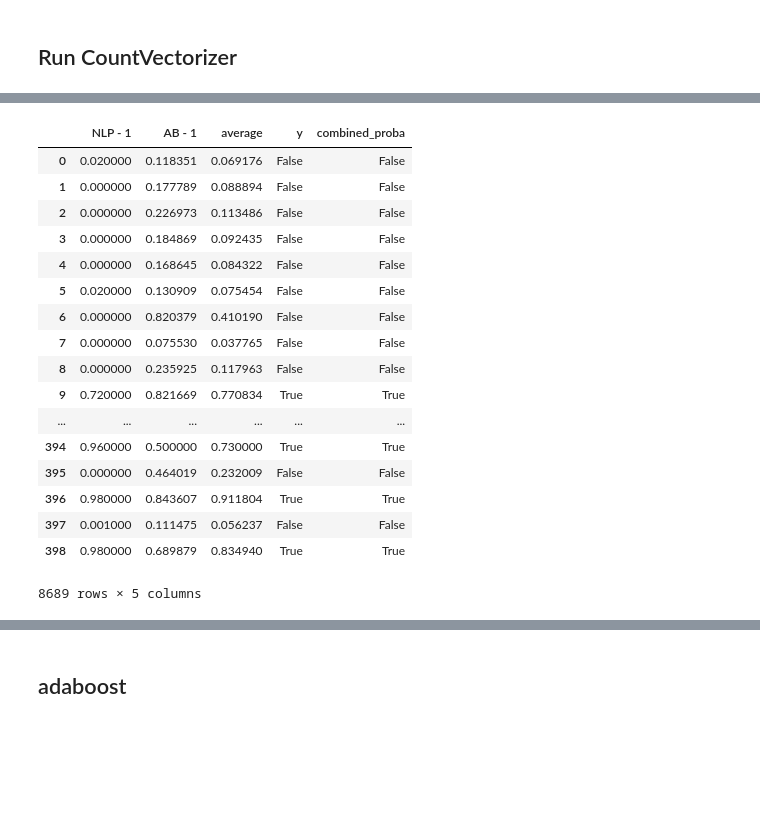
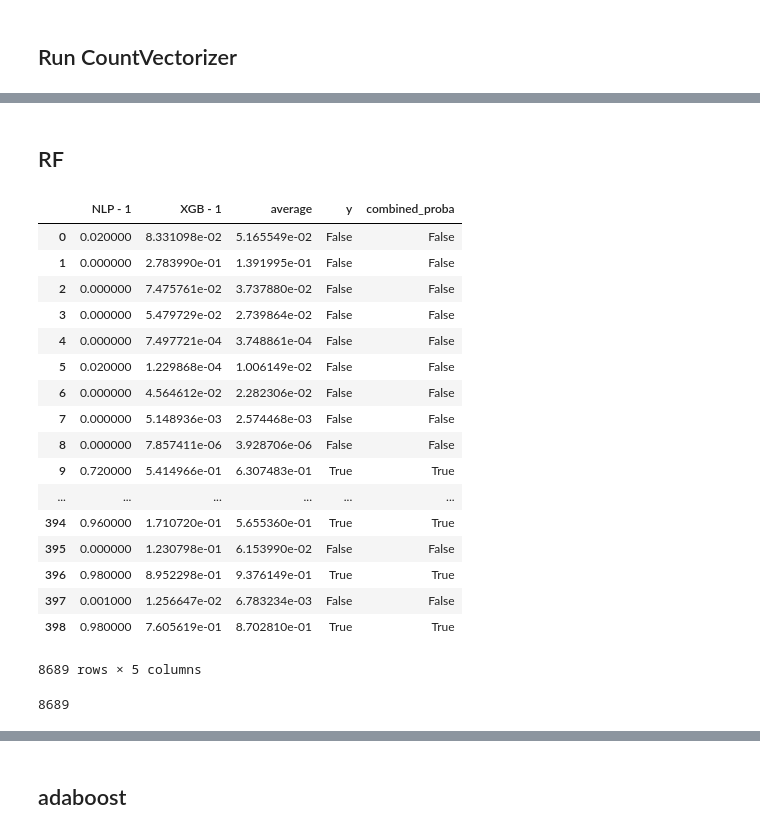
Before and after one commit to julia-git/capstone_airbnb, a Jupyter notebook: Ensemble Model Test.ipynb, the cells around one changed output, grey strips where cells are left out. Saved outputs shown, nothing was run; the diff lists cells and outputs as text; code cells hidden in the pictures; blank space fills up the shorter version.

```diff
--- a/Ensemble Model Test.ipynb
+++ b/Ensemble Model Test.ipynb
@@ -125,0 +211,3 @@ X_test_rf = transform_data(X_test_rf)
+# %%
+%%time
+my_model = XGBClassifier(n_jobs=-1, booster='gbtree', n_estimators=1000, learning_rate=1, objective='binary:logistic')
@@ -125,0 +217,3 @@ X_test_rf = transform_data(X_test_rf)
+# %%
+%%time
+my_model.fit(X_train_xgb, y_train_rf, verbose=False)
@@ -125,0 +229,5 @@ X_test_rf = transform_data(X_test_rf)
+# %%
+xgb_pred_prob = my_model.predict_proba(X_test_xgb)
+# %%
+xgb_output = pd.DataFrame(xgb_pred_prob, columns=["XGB - 0", "XGB - 1"])
+xgb_output.drop("XGB - 0", axis=1, inplace=True)
@@ -137,3 +247,5 @@ adaboost_output.drop("AB - 0", axis=1, inplace=True)
+# %% [markdown]
+## RF
 # %%
 # rf = RandomForestClassifier(n_estimators = 100, n_jobs=-1, random_state=0, max_depth= 2, max_features= 'auto', class_weight = {0:.95, 1:.05})
 # rf.fit(X_train_rf, y_train_rf)
@@ -143,28 +255,32 @@ adaboost_output.drop("AB - 0", axis=1, inplace=True)
 # rf_output = pd.DataFrame(pred_prob_rf, columns=["RF - 0", "RF - 1"])
 # rf_output.drop("RF - 0", axis=1, inplace=True)
 # %%
-df_final = pd.concat([nlp_output, adaboost_output], axis=1) #concatenate models and the actual result so that we can do a random split for the decision tree test
-df_final['average'] = (df_final['NLP - 1'] + df_final["AB - 1"])/2
+df_final = pd.concat([nlp_output, xgb_output], axis=1) #concatenate models and the actual result so that we can do a random split for the decision tree test
+df_final['average'] = (df_final['NLP - 1'] + df_final["XGB - 1"])/2
 df_final_combo = pd.concat([df_final, y], axis =1)
 df_final_combo.loc[df_final_combo.average > 0.5,'combined_proba'] = True
 df_final_combo.loc[df_final_combo.average <= 0.5,'combined_proba'] = False
 df_final_combo
 # %% [output]
-|  | NLP - 1 | AB - 1 | average | y | combined_proba |
-| 0 | 0.020000 | 0.118351 | 0.069176 | False | False |
-| 1 | 0.000000 | 0.177789 | 0.088894 | False | False |
-| 2 | 0.000000 | 0.226973 | 0.113486 | False | False |
-| 3 | 0.000000 | 0.184869 | 0.092435 | False | False |
-| 4 | 0.000000 | 0.168645 | 0.084322 | False | False |
-| 5 | 0.020000 | 0.130909 | 0.075454 | False | False |
-| 6 | 0.000000 | 0.820379 | 0.410190 | False | False |
-| 7 | 0.000000 | 0.075530 | 0.037765 | False | False |
-| 8 | 0.000000 | 0.235925 | 0.117963 | False | False |
-| 9 | 0.720000 | 0.821669 | 0.770834 | True | True |
+|  | NLP - 1 | XGB - 1 | average | y | combined_proba |
+| 0 | 0.020000 | 8.331098e-02 | 5.165549e-02 | False | False |
+| 1 | 0.000000 | 2.783990e-01 | 1.391995e-01 | False | False |
+| 2 | 0.000000 | 7.475761e-02 | 3.737880e-02 | False | False |
+| 3 | 0.000000 | 5.479729e-02 | 2.739864e-02 | False | False |
+| 4 | 0.000000 | 7.497721e-04 | 3.748861e-04 | False | False |
+| 5 | 0.020000 | 1.229868e-04 | 1.006149e-02 | False | False |
+| 6 | 0.000000 | 4.564612e-02 | 2.282306e-02 | False | False |
+| 7 | 0.000000 | 5.148936e-03 | 2.574468e-03 | False | False |
+| 8 | 0.000000 | 7.857411e-06 | 3.928706e-06 | False | False |
+| 9 | 0.720000 | 5.414966e-01 | 6.307483e-01 | True | True |
 | ... | ... | ... | ... | ... | ... |
-| 394 | 0.960000 | 0.500000 | 0.730000 | True | True |
-| 395 | 0.000000 | 0.464019 | 0.232009 | False | False |
-| 396 | 0.980000 | 0.843607 | 0.911804 | True | True |
-| 397 | 0.001000 | 0.111475 | 0.056237 | False | False |
-| 398 | 0.980000 | 0.689879 | 0.834940 | True | True |
+| 394 | 0.960000 | 1.710720e-01 | 5.655360e-01 | True | True |
+| 395 | 0.000000 | 1.230798e-01 | 6.153990e-02 | False | False |
+| 396 | 0.980000 | 8.952298e-01 | 9.376149e-01 | True | True |
+| 397 | 0.001000 | 1.256647e-02 | 6.783234e-03 | False | False |
+| 398 | 0.980000 | 7.605619e-01 | 8.702810e-01 | True | True |
 8689 rows × 5 columns
+# %%
+len(np.array(df_final_combo['y']))
+# %% [output]
+8689
```
Also changed, not shown: parts of 21 cells of this notebook, 4 other files.
